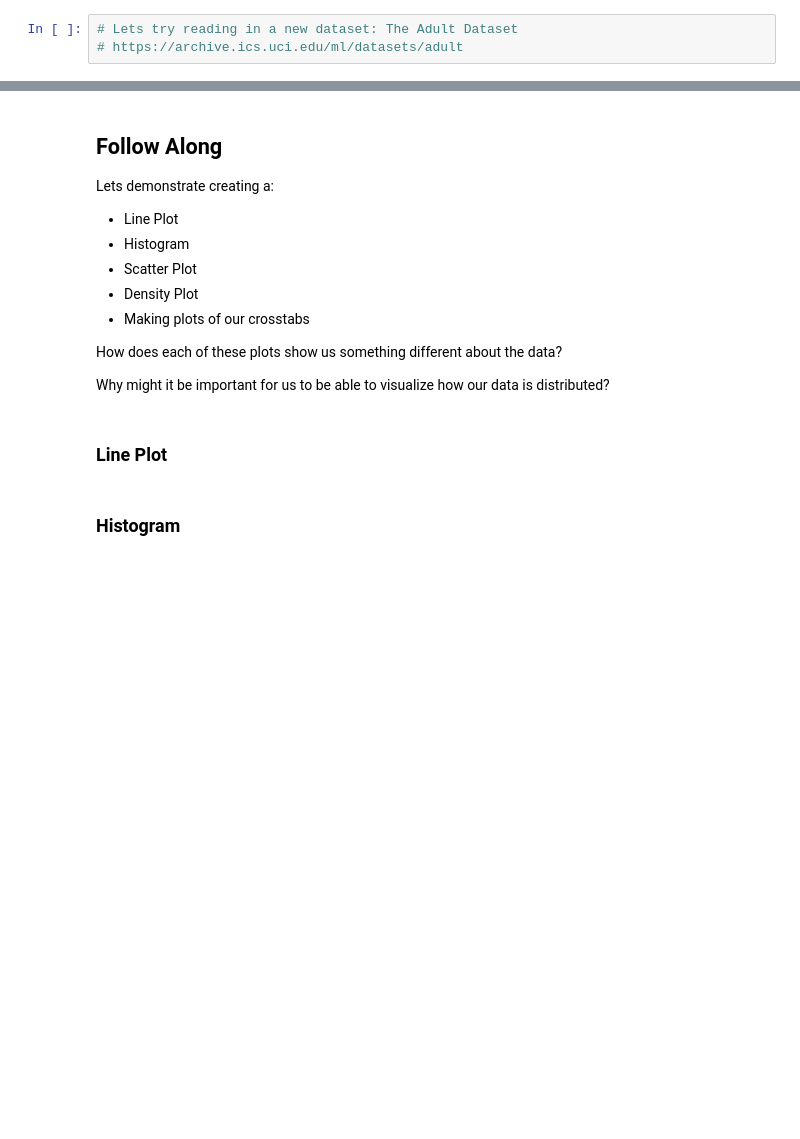
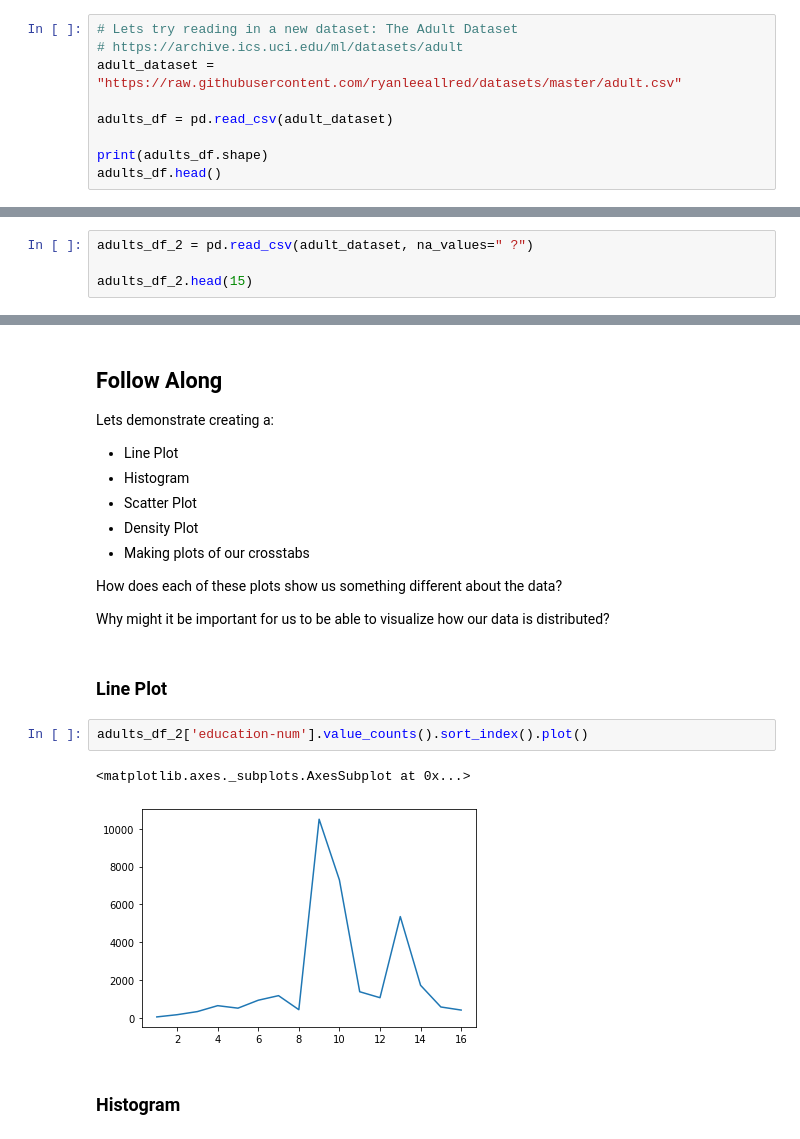
Before and after one commit to nwthomas/DS-Unit-1-Sprint-1-Data-Wrangling-and-Storytelling, a Jupyter notebook: module1-exploratory-data-analysis/LS_DS_111_Exploratory_Data_Analysis.ipynb, the cells around one changed output, grey strips where cells are left out. Drawn from its saved outputs; the diff is of its cells as text; blank space fills up the shorter version.

```diff
--- a/module1-exploratory-data-analysis/LS_DS_111_Exploratory_Data_Analysis.ipynb
+++ b/module1-exploratory-data-analysis/LS_DS_111_Exploratory_Data_Analysis.ipynb
@@ -205,3 +273,9 @@ What can we discover about this dataset?
 # %%
 # Lets try reading in a new dataset: The Adult Dataset
 # https://archive.ics.uci.edu/ml/datasets/adult
+adult_dataset = "https://raw.githubusercontent.com/ryanleeallred/datasets/master/adult.csv"
+
+adults_df = pd.read_csv(adult_dataset)
+
+print(adults_df.shape)
+adults_df.head()
@@ -207,0 +309,4 @@ What can we discover about this dataset?
+# %%
+adults_df_2 = pd.read_csv(adult_dataset, na_values=" ?")
+
+adults_df_2.head(15)
@@ -231,5 +498,10 @@ How does each of these plots show us something different about the data?
 Why might it be important for us to be able to visualize how our data is distributed?
 # %% [markdown]
 ### Line Plot
+# %%
+adults_df_2['education-num'].value_counts().sort_index().plot()
+# %% [output]
+<matplotlib.axes._subplots.AxesSubplot at 0x...>
+[figure, added]
 # %% [markdown]
 ### Histogram
```
Also changed, not shown: parts of 25 cells of this notebook.
